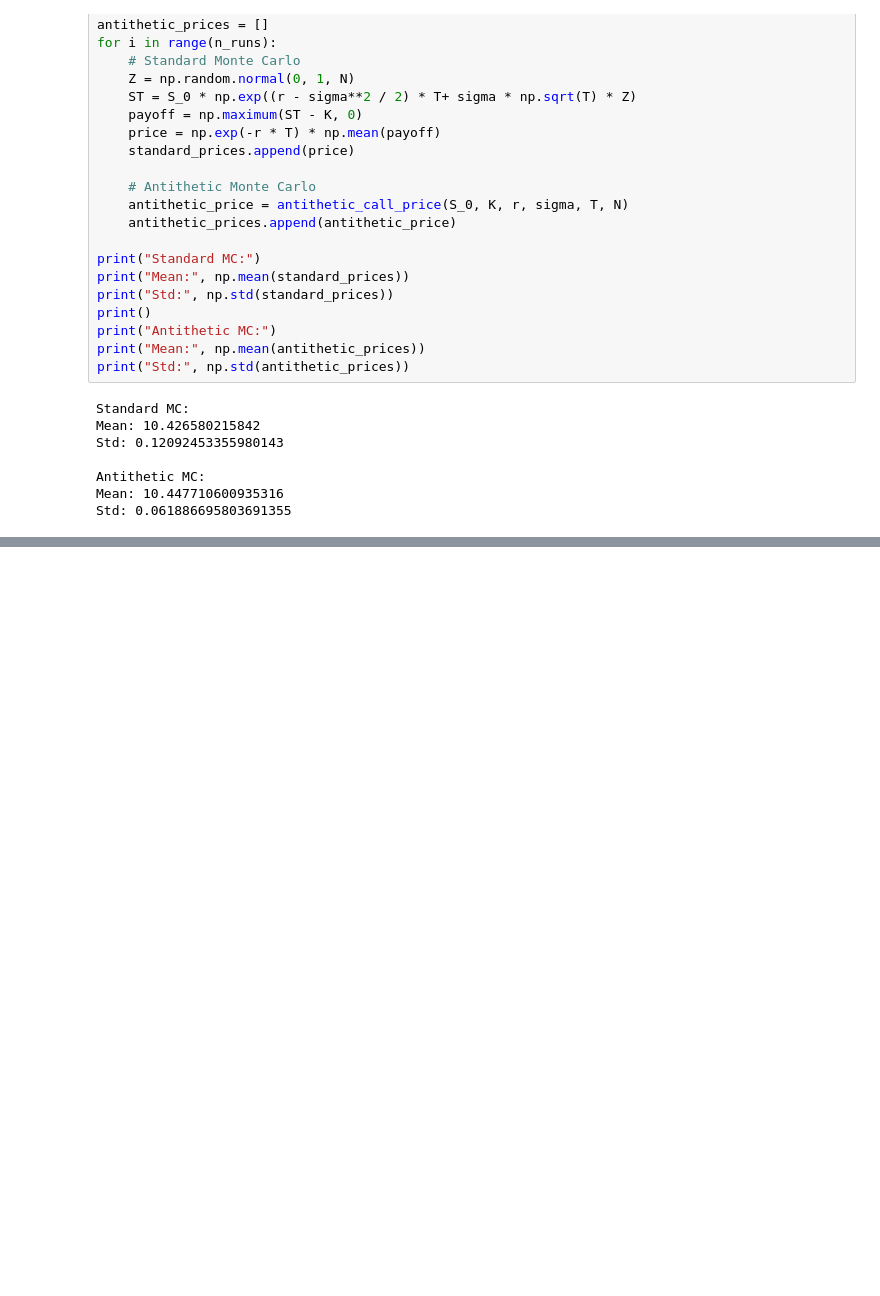
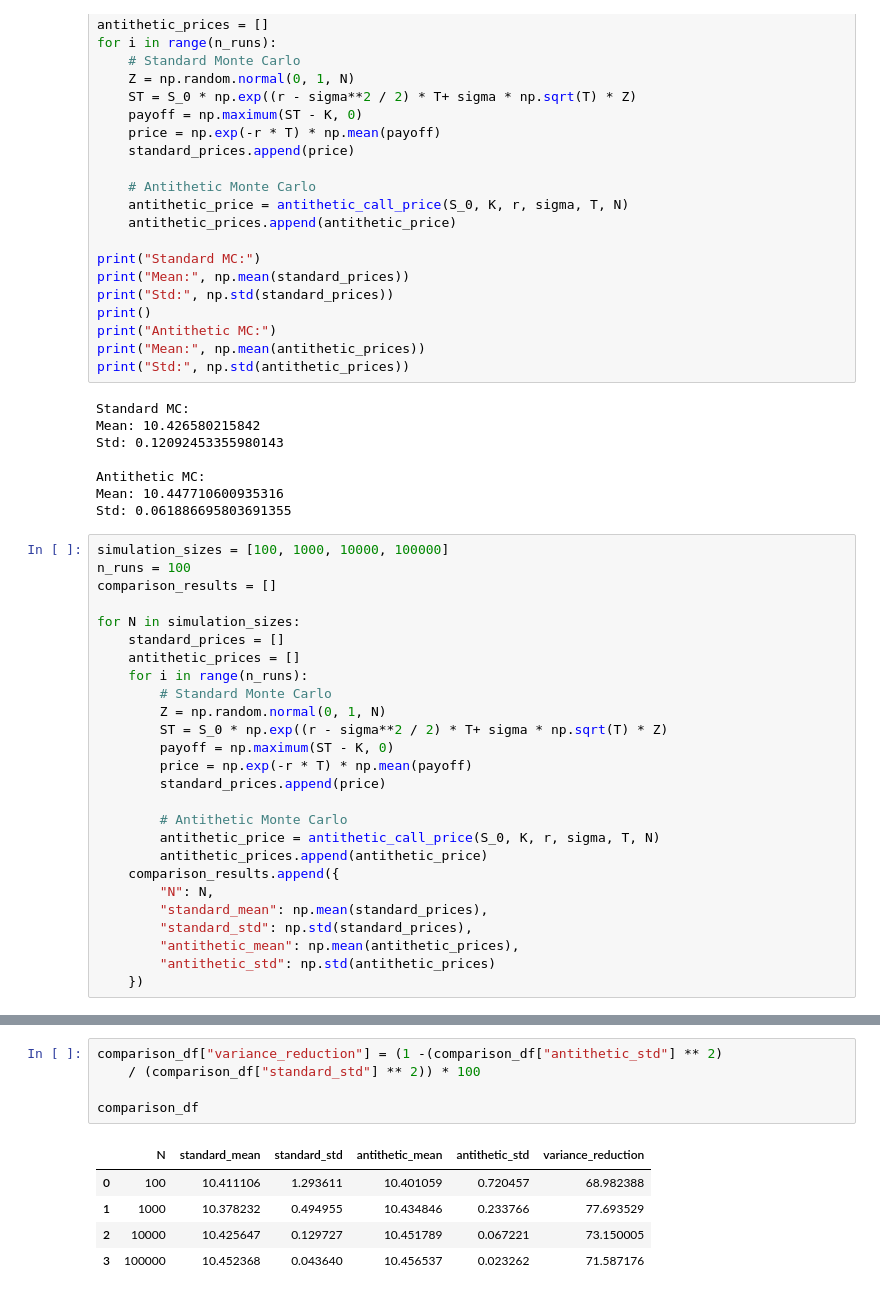
Before and after one commit to phil-C067/M-C-Option-Pricer, a Jupyter notebook: notebooks/01_convergence.ipynb, the cells around one changed output, grey strips where cells are left out. Drawn from its saved outputs; the diff is of its cells as text; blank space fills up the shorter version.

```diff
--- a/notebooks/01_convergence.ipynb
+++ b/notebooks/01_convergence.ipynb
@@ -170,3 +170,29 @@ Std: 0.12092453355980143
 Antithetic MC:
 Mean: 10.447710600935316
 Std: 0.061886695803691355
+# %%
+simulation_sizes = [100, 1000, 10000, 100000]
+n_runs = 100
+comparison_results = []
+
+for N in simulation_sizes:
+    standard_prices = []
+    antithetic_prices = []
+    for i in range(n_runs):
+        # Standard Monte Carlo
+        Z = np.random.normal(0, 1, N)
+        ST = S_0 * np.exp((r - sigma**2 / 2) * T+ sigma * np.sqrt(T) * Z)
+        payoff = np.maximum(ST - K, 0)
+        price = np.exp(-r * T) * np.mean(payoff)
+        standard_prices.append(price)
+
+        # Antithetic Monte Carlo
+        antithetic_price = antithetic_call_price(S_0, K, r, sigma, T, N)
+        antithetic_prices.append(antithetic_price)
+    comparison_results.append({
+        "N": N,
+        "standard_mean": np.mean(standard_prices),
+        "standard_std": np.std(standard_prices),
+        "antithetic_mean": np.mean(antithetic_prices),
+        "antithetic_std": np.std(antithetic_prices)
+    })
@@ -172,0 +208,11 @@ Std: 0.061886695803691355
+# %%
+comparison_df["variance_reduction"] = (1 -(comparison_df["antithetic_std"] ** 2)
+    / (comparison_df["standard_std"] ** 2)) * 100
+
+comparison_df
+# %% [output]
+|  | N | standard_mean | standard_std | antithetic_mean | antithetic_std | variance_reduction |
+| 0 | 100 | 10.411106 | 1.293611 | 10.401059 | 0.720457 | 68.982388 |
+| 1 | 1000 | 10.378232 | 0.494955 | 10.434846 | 0.233766 | 77.693529 |
+| 2 | 10000 | 10.425647 | 0.129727 | 10.451789 | 0.067221 | 73.150005 |
+| 3 | 100000 | 10.452368 | 0.043640 | 10.456537 | 0.023262 | 71.587176 |
```
Also changed, not shown: parts of 3 cells of this notebook.
